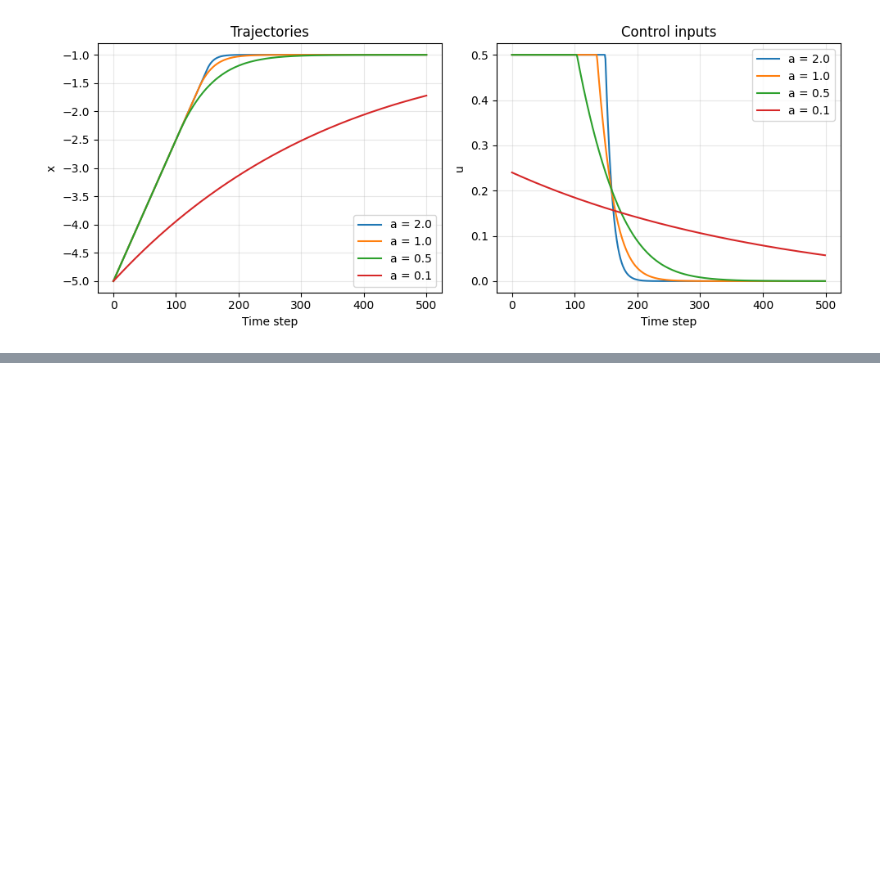
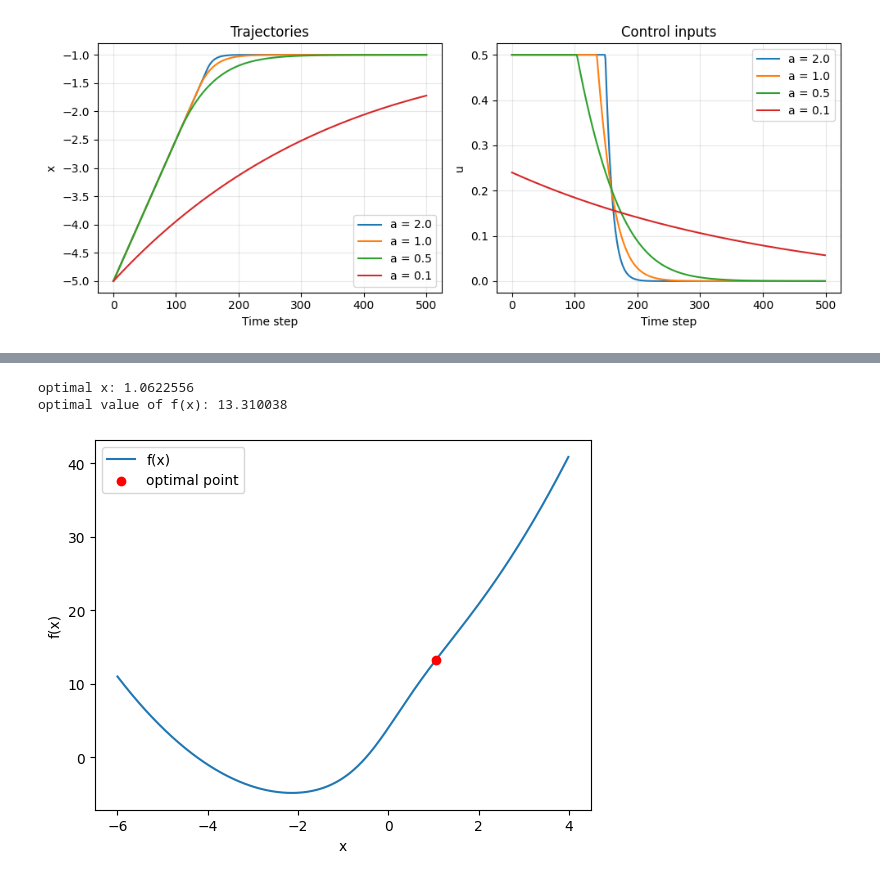
Before and after one commit to UW-CTRL/lmc-book, a Jupyter notebook: homework/hw01.ipynb, the cells around one changed output, grey strips where cells are left out. Saved outputs shown, nothing was run; the diff lists cells and outputs as text; code cells hidden in the pictures; blank space fills up the shorter version.

```diff
--- a/homework/hw01.ipynb
+++ b/homework/hw01.ipynb
@@ -874,0 +1032,45 @@ plt.tight_layout()
+# %%
+# ========================== hint: lambdas ==============================
+
+def hint_func(arg1, arg2, arg3):
+    return arg1 + arg2 + arg3
+
+def hint_func_caller(func, arg):
+    return func(arg)
+
+foo = 42
+bar = 100
+
+lambda x: hint_func(x, foo, bar) # this essentially defines a function of x only, that calls hint_func(x, 42, 100)
+
+# hint_func_caller expects a function that takes only one argument. But we can use a lambda expression to
+# "prepopulate" all but one argument of hint_func, "turning it into" an argument of one function:
+
+hint_func_caller(lambda x: hint_func(x, foo, bar), 5) # this will work and give 147
+
+
+# ^^^^^^^^^^^^^^^^^^^^^^^^^^ hint: lambdas ^^^^^^^^^^^^^^^^^^^^^^^^^^
+
+
+
+t = 0.5
+x_opt = minimize_with_gradient_descent(lambda x:phi(f, x, g, t), 5.0, 0.01)
+
+
+
+# output and plot:
+print('optimal x:', x_opt)
+print('optimal value of f(x):', f(x_opt))
+
+
+args = np.arange(-6,4,0.01)
+plt.plot(args, f(args), label='f(x)')
+plt.scatter(x_opt, f(x_opt), zorder=2, color='red', label='optimal point')
+plt.xlabel('x')
+plt.ylabel('f(x)')
+plt.legend()
+plt.show()
+# %% [output]
+optimal x: 1.0622556
+optimal value of f(x): 13.310038
+[figure, added]
```
Also changed, not shown: parts of 12 cells of this notebook, 3 other files.
